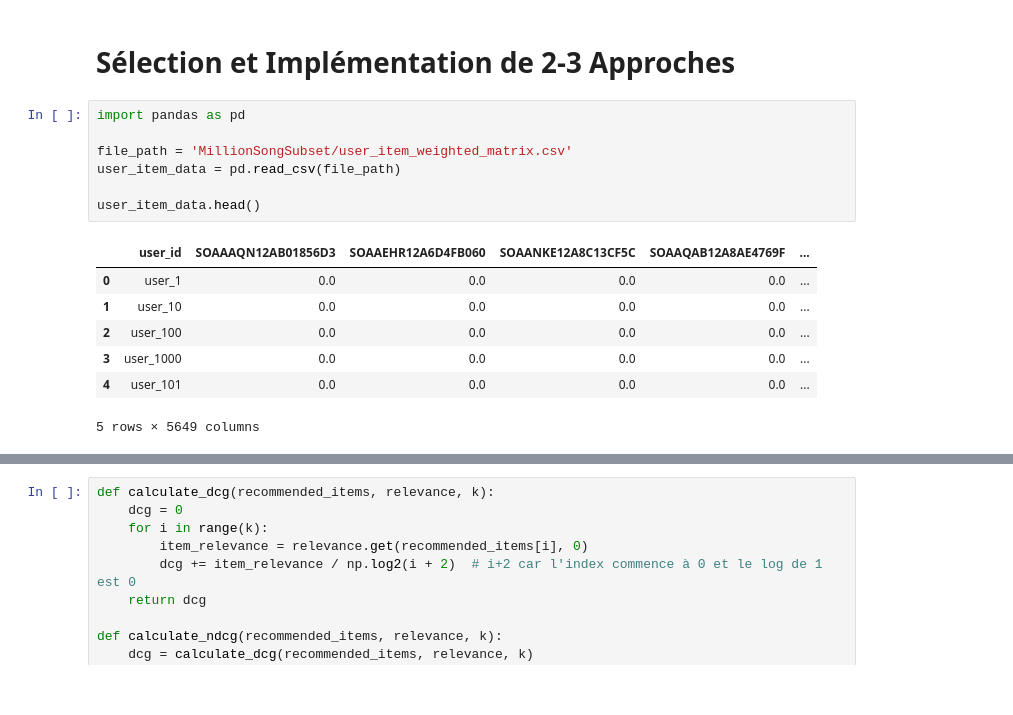
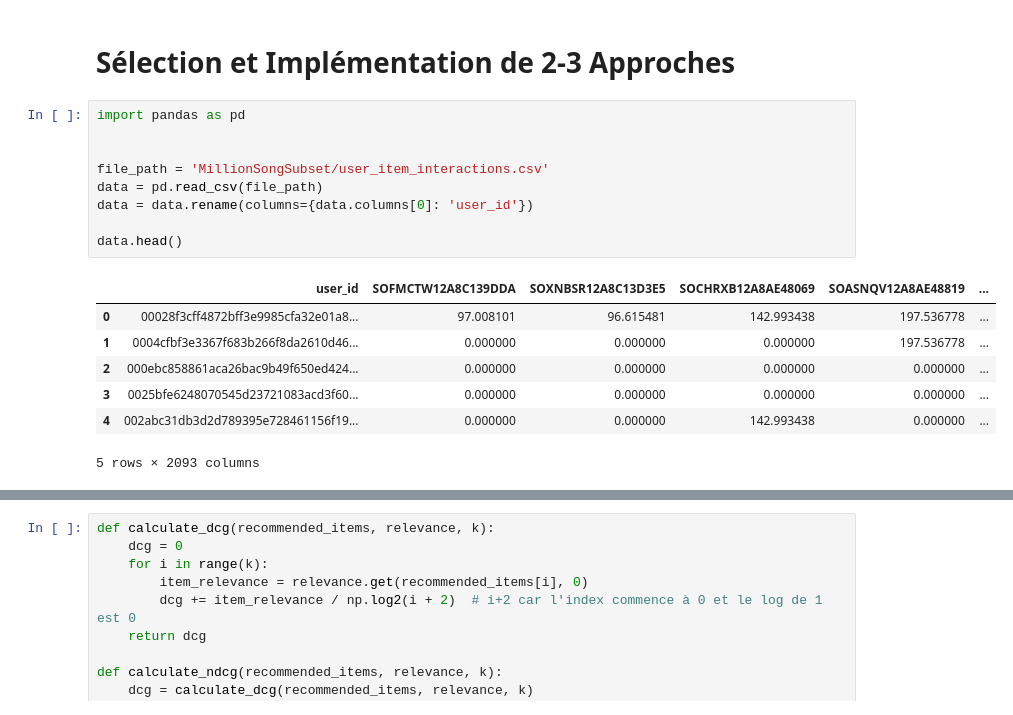
Before and after one commit to Ashenbark/Signal_MSD, a Jupyter notebook: MethodesSimples.ipynb, the cells around one changed output, grey strips where cells are left out. Cells and saved outputs as stored; diff of their text form.

```diff
--- a/MethodesSimples.ipynb
+++ b/MethodesSimples.ipynb
@@ -5,18 +5,20 @@
 # %%
 import pandas as pd
 
-file_path = 'MillionSongSubset/user_item_weighted_matrix.csv'
-user_item_data = pd.read_csv(file_path)
 
-user_item_data.head()
+file_path = 'MillionSongSubset/user_item_interactions.csv'
+data = pd.read_csv(file_path)
+data = data.rename(columns={data.columns[0]: 'user_id'})
+
+data.head()
 # %% [output]
-|  | user_id | SOAAAQN12AB01856D3 | SOAAEHR12A6D4FB060 | SOAANKE12A8C13CF5C | SOAAQAB12A8AE4769F | ... |
-| 0 | user_1 | 0.0 | 0.0 | 0.0 | 0.0 | ... |
-| 1 | user_10 | 0.0 | 0.0 | 0.0 | 0.0 | ... |
-| 2 | user_100 | 0.0 | 0.0 | 0.0 | 0.0 | ... |
-| 3 | user_1000 | 0.0 | 0.0 | 0.0 | 0.0 | ... |
-| 4 | user_101 | 0.0 | 0.0 | 0.0 | 0.0 | ... |
+|  | user_id | SOFMCTW12A8C139DDA | SOXNBSR12A8C13D3E5 | SOCHRXB12A8AE48069 | SOASNQV12A8AE48819 | ... |
+| 0 | 00028f3cff4872bff3e9985cfa32e01a8... | 97.008101 | 96.615481 | 142.993438 | 197.536778 | ... |
+| 1 | 0004cfbf3e3367f683b266f8da2610d46... | 0.000000 | 0.000000 | 0.000000 | 197.536778 | ... |
+| 2 | 000ebc858861aca26bac9b49f650ed424... | 0.000000 | 0.000000 | 0.000000 | 0.000000 | ... |
+| 3 | 0025bfe6248070545d23721083acd3f60... | 0.000000 | 0.000000 | 0.000000 | 0.000000 | ... |
+| 4 | 002abc31db3d2d789395e728461156f19... | 0.000000 | 0.000000 | 142.993438 | 0.000000 | ... |
-5 rows × 5649 columns
+5 rows × 2093 columns
 # %%
 import pandas as pd
 import numpy as np
```
Also changed, not shown: parts of 8 cells of this notebook, 2 other files.
